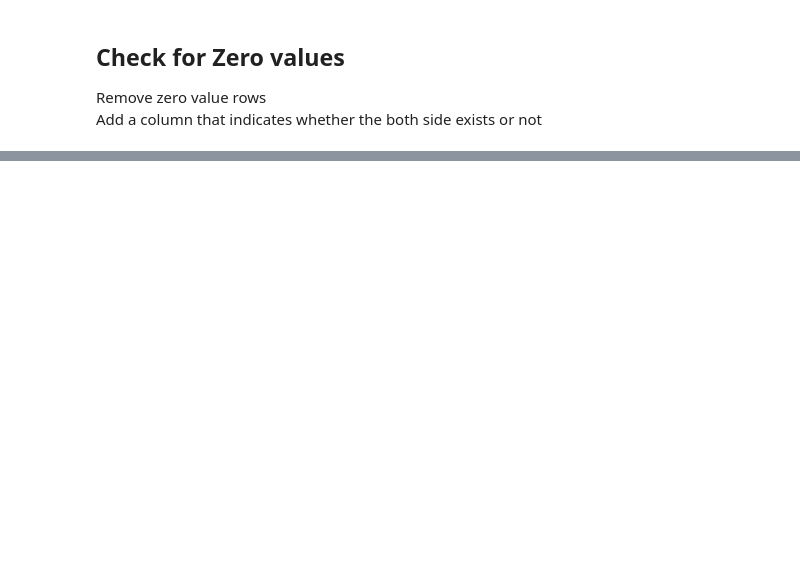
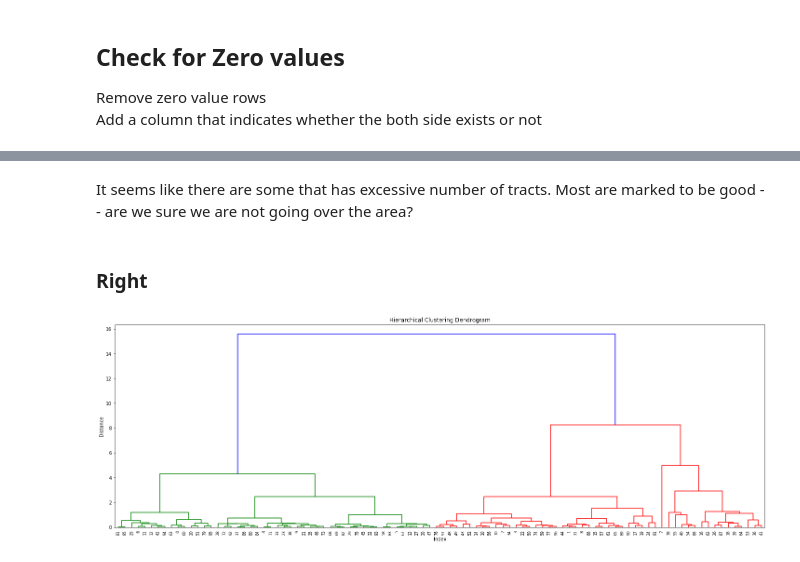
Before and after one commit to stereopickles/DTI_Schizo, a Jupyter notebook: 002_data_merge.ipynb, the cells around one changed output, grey strips where cells are left out. Cells and saved outputs as stored; diff of their text form; code cells hidden in the pictures; blank space fills up the shorter version.

```diff
--- a/002_data_merge.ipynb
+++ b/002_data_merge.ipynb
@@ -356,0 +558,10 @@ for measure in measures:
+# %% [markdown]
+It seems like there are some that has excessive number of tracts. Most are marked to be good -- are we sure we are not going over the area?
+# %% [markdown]
+### Right
+# %%
+FATdf_R = clean_df[(clean_df.tract == 'FAT') & (clean_df.side == 'R')]
+x_std = get_X(FATdf_R)
+plot_dendrogram(x_std)
+# %% [output]
+[figure, added]
```
Also changed, not shown: parts of 45 cells of this notebook.
